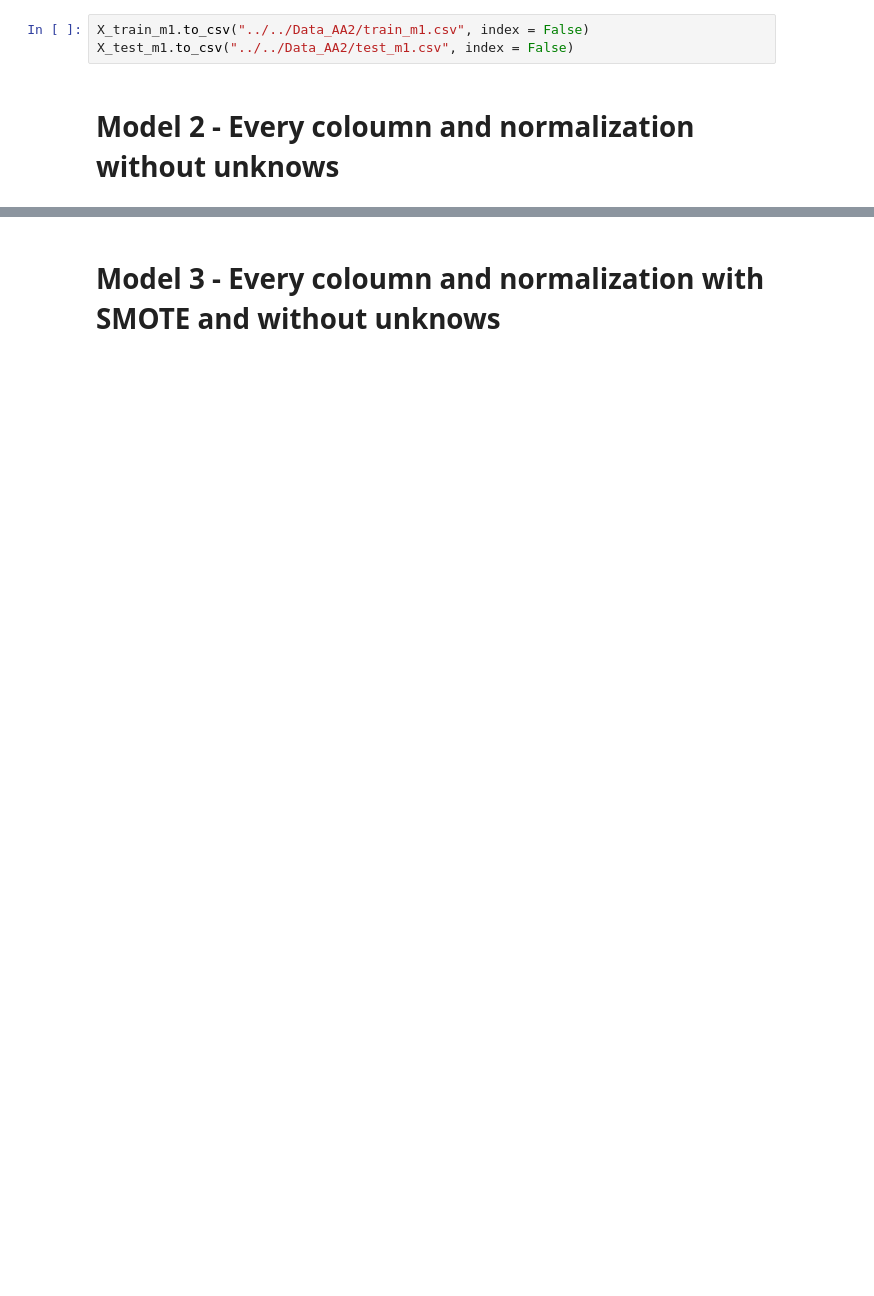
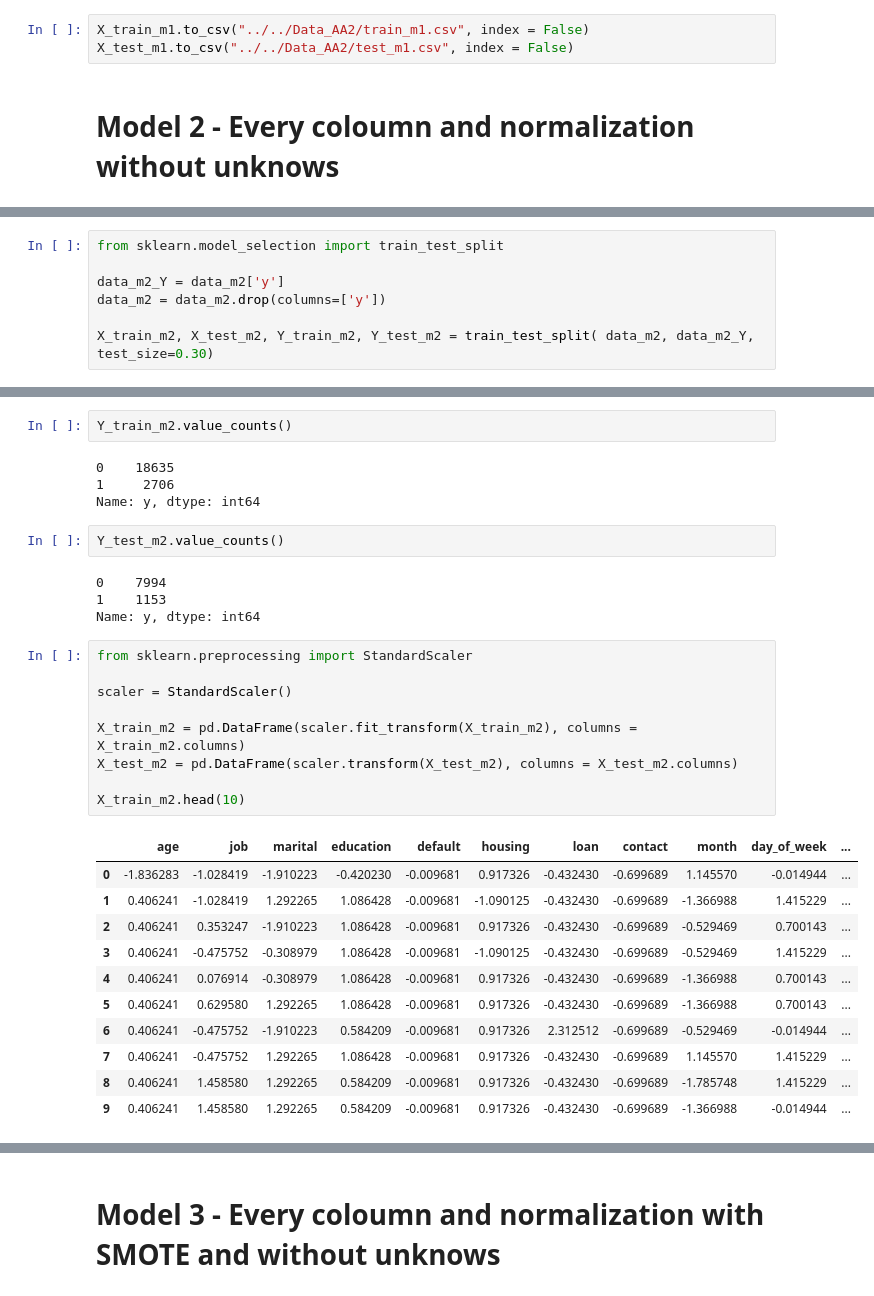
Before and after one commit to 13caroline/term-deposit-subscriptions, a Jupyter notebook: Data_Handling/Data_Preprocessing.ipynb, the cells around one changed output, grey strips where cells are left out. Cells and saved outputs as stored; diff of their text form; blank space fills up the shorter version.

Commit message:
modelo 2 e 3

```diff
--- a/Data_Handling/Data_Preprocessing.ipynb
+++ b/Data_Handling/Data_Preprocessing.ipynb
@@ -221,0 +354,7 @@ X_test_m1.to_csv("../../Data_AA2/test_m1.csv", index = False)
+# %%
+from sklearn.model_selection import train_test_split
+
+data_m2_Y = data_m2['y']
+data_m2 = data_m2.drop(columns=['y'])
+
+X_train_m2, X_test_m2, Y_train_m2, Y_test_m2 = train_test_split( data_m2, data_m2_Y, test_size=0.30)
@@ -221,0 +370,33 @@ X_test_m1.to_csv("../../Data_AA2/test_m1.csv", index = False)
+# %%
+Y_train_m2.value_counts()
+# %% [output]
+0    18635
+1     2706
+Name: y, dtype: int64
+# %%
+Y_test_m2.value_counts()
+# %% [output]
+0    7994
+1    1153
+Name: y, dtype: int64
+# %%
+from sklearn.preprocessing import StandardScaler
+
+scaler = StandardScaler()
+
+X_train_m2 = pd.DataFrame(scaler.fit_transform(X_train_m2), columns = X_train_m2.columns)
+X_test_m2 = pd.DataFrame(scaler.transform(X_test_m2), columns = X_test_m2.columns)
+
+X_train_m2.head(10)
+# %% [output]
+|  | age | job | marital | education | default | housing | loan | contact | month | day_of_week | ... |
+| 0 | -1.836283 | -1.028419 | -1.910223 | -0.420230 | -0.009681 | 0.917326 | -0.432430 | -0.699689 | 1.145570 | -0.014944 | ... |
+| 1 | 0.406241 | -1.028419 | 1.292265 | 1.086428 | -0.009681 | -1.090125 | -0.432430 | -0.699689 | -1.366988 | 1.415229 | ... |
+| 2 | 0.406241 | 0.353247 | -1.910223 | 1.086428 | -0.009681 | 0.917326 | -0.432430 | -0.699689 | -0.529469 | 0.700143 | ... |
+| 3 | 0.406241 | -0.475752 | -0.308979 | 1.086428 | -0.009681 | -1.090125 | -0.432430 | -0.699689 | -0.529469 | 1.415229 | ... |
+| 4 | 0.406241 | 0.076914 | -0.308979 | 1.086428 | -0.009681 | 0.917326 | -0.432430 | -0.699689 | -1.366988 | 0.700143 | ... |
+| 5 | 0.406241 | 0.629580 | 1.292265 | 1.086428 | -0.009681 | 0.917326 | -0.432430 | -0.699689 | -1.366988 | 0.700143 | ... |
+| 6 | 0.406241 | -0.475752 | -1.910223 | 0.584209 | -0.009681 | 0.917326 | 2.312512 | -0.699689 | -0.529469 | -0.014944 | ... |
+| 7 | 0.406241 | -0.475752 | 1.292265 | 1.086428 | -0.009681 | 0.917326 | -0.432430 | -0.699689 | 1.145570 | 1.415229 | ... |
+| 8 | 0.406241 | 1.458580 | 1.292265 | 0.584209 | -0.009681 | 0.917326 | -0.432430 | -0.699689 | -1.785748 | 1.415229 | ... |
+| 9 | 0.406241 | 1.458580 | 1.292265 | 0.584209 | -0.009681 | 0.917326 | -0.432430 | -0.699689 | -1.366988 | -0.014944 | ... |
```
Also changed, not shown: parts of 29 cells of this notebook, 1 other file.
